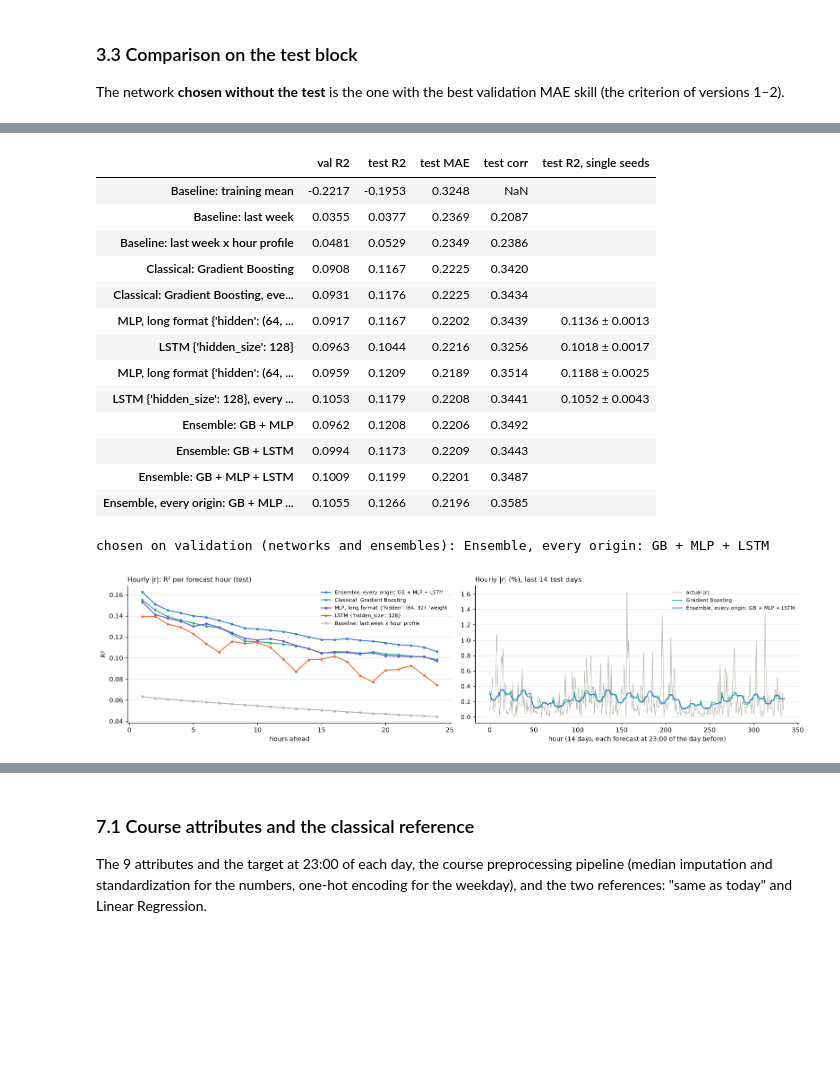
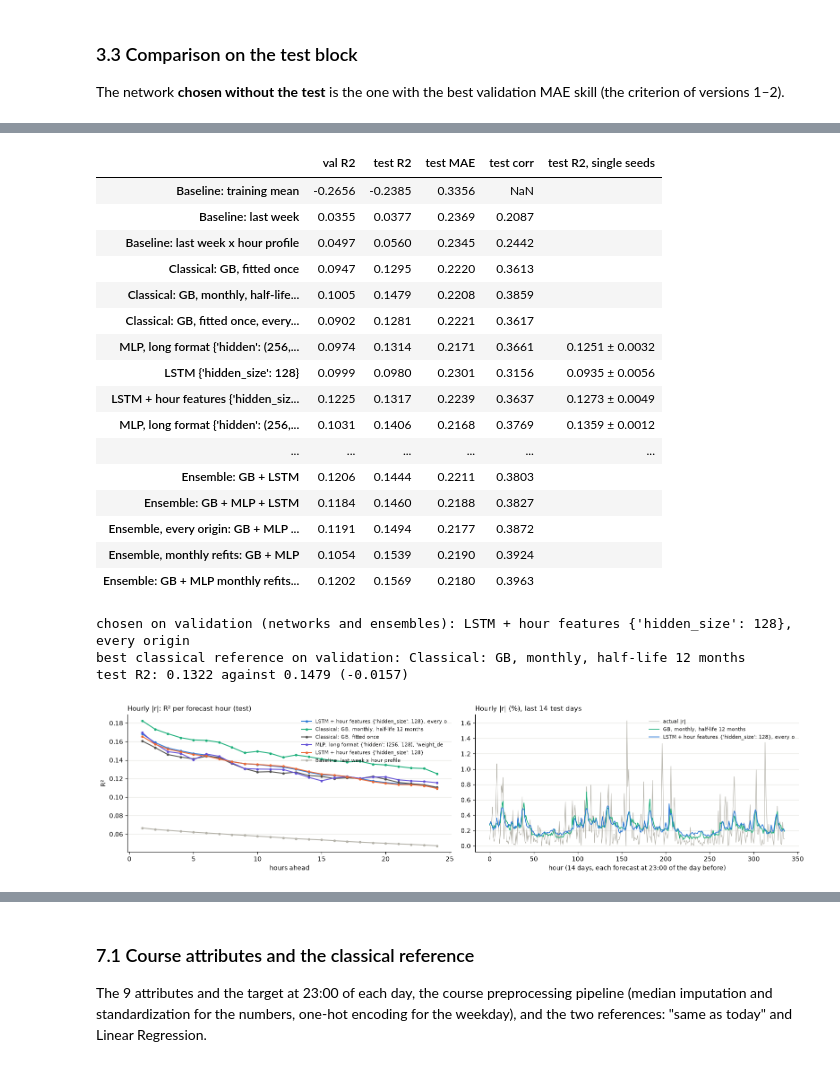
Before and after one commit to Descalabreitor/IAI600-final-project, a Jupyter notebook: neural-models.ipynb, the cells around one changed output, grey strips where cells are left out. Drawn from its saved outputs; the diff is of its cells as text; code cells hidden in the pictures; blank space fills up the shorter version.

```diff
--- a/neural-models.ipynb
+++ b/neural-models.ipynb
@@ -155,5 +160,5 @@ PyTorch 2.14.1+cpu, device: cpu
 # %%
-hourly = pd.read_csv(DATA_PATH, index_col="Timestamp", parse_dates=True)
+hourly = pd.read_csv(DATA_PATH, index_col="Timestamp", parse_dates=True).loc[DATA_START:].copy()
 hourly["Return"] *= U.PCT
 assert (hourly.index.to_series().diff().dropna() == pd.Timedelta(hours=1)).all(), "the hourly grid has holes"
 ret, absr = hourly["Return"].values, hourly["Return"].abs().values
@@ -170,7 +175,13 @@ pos_all = np.arange(first, len(hourly) - U.H_AHEAD)
 origins = hourly.index[pos_all]
 y_all = np.stack([ret[pos_all + k] for k in range(1, U.H_AHEAD + 1)], axis=1)     # next 24 returns, %
 
+# features of data-analysis.ipynb, section 9.2 (utils/features.py), known at the origin: B4 and the releases of the next 24 h
+releases = load_releases()
+B4, B5 = list(ORIGIN_FEATURES), list(TARGET_HOUR_FEATURES)
+FEAT = FEAT.join(origin_features(hourly)).join(next_day_release_features(hourly, releases))
+assert np.isfinite(FEAT[B4 + NEXT_DAY_FEATURES].values[pos_all]).all()
+
 print(f"{len(hourly):,} hours   {hourly.index[0]} -> {hourly.index[-1]}")
 print(f"{len(origins):,} forecast origins   {origins[0]} -> {origins[-1]}")
-print(f"base features: {len(BASE)}")
+print(f"base features: {len(BASE)}, B4 (origin): {len(B4)}, B5 (predicted hour): {len(B5)}")
 # %% [output]
@@ -291,9 +332,11 @@ Each channel is then standardized with the mean and standard deviation of the tr
 hl_pct = ((hourly["High"] - hourly["Low"]) / hourly["Close"]).values * U.PCT
 log_close = np.log(hourly["Close"].values)
 log_vol = np.log1p(hourly["Volume"].clip(lower=0).values)
+filled = hourly["filled_minutes"].values.astype(float)
 calendar = np.column_stack([np.sin(2 * np.pi * hourly.index.hour / 24), np.cos(2 * np.pi * hourly.index.hour / 24),
                             np.sin(2 * np.pi * hourly.index.dayofweek / 7), np.cos(2 * np.pi * hourly.index.dayofweek / 7)])
-CHANNELS = ["ret", "abs_ret", "hl_range", "price_vs_last", "volume_vs_window", "hour_sin", "hour_cos", "dow_sin", "dow_cos"]
+CHANNELS = ["ret", "abs_ret", "hl_range", "price_vs_last", "volume_vs_window", "filled_minutes",
+            "hour_sin", "hour_cos", "dow_sin", "dow_cos"]
 
 
 def raw_seq(pos):
@@ -303,7 +346,8 @@ def raw_seq(pos):
     x[..., 0], x[..., 1], x[..., 2] = ret[idx], absr[idx], hl_pct[idx]
     x[..., 3] = (log_close[idx] - log_close[pos][:, None]) * U.PCT
     x[..., 4] = log_vol[idx] - log_vol[idx].mean(axis=1, keepdims=True)
-    x[..., 5:] = calendar[idx]
+    x[..., 5] = filled[idx]
+    x[..., 6:] = calendar[idx]
     return x
 
 
@@ -1014,62 +1262,75 @@ Every model is fitted once on train + validation and evaluated once on the test
 # %%
 for k, v in abs_seeds.items():
     abs_test[k] = np.mean(v, axis=0)
-ENS_ABS = {"Ensemble: GB + MLP": [GB_ABS, MLP_ABS], "Ensemble: GB + LSTM": [GB_ABS, LSTM_ABS],
-           "Ensemble: GB + MLP + LSTM": [GB_ABS, MLP_ABS, LSTM_ABS],
-           "Ensemble, every origin: GB + MLP + LSTM": [GB_ABS1, f"{MLP_ABS}, every origin", f"{LSTM_ABS}, every origin"]}
+ENS_ABS = {"Ensemble: GB + MLP": [GB_ABS, MLP_ABS], "Ensemble: GB + LSTM": [GB_ABS, LSTM_WIN],
+           "Ensemble: GB + MLP + LSTM": [GB_ABS, MLP_ABS, LSTM_WIN],
+           "Ensemble, every origin: GB + MLP + LSTM": [GB_ABS1, MLP_ABS1, LSTM_ABS1],
+           "Ensemble, monthly refits: GB + MLP": [GB_REFIT, MLP_REFIT],
+           "Ensemble: GB + MLP monthly refits, LSTM every origin": [GB_REFIT, MLP_REFIT, LSTM_ABS1]}
 for e, members in ENS_ABS.items():
     abs_val[e] = np.mean([abs_val[m] for m in members], axis=0)
     abs_test[e] = np.mean([abs_test[m] for m in members], axis=0)
 
 abs_tab = pd.DataFrame.from_dict({k: {"val R2": U.r2(ya["val"], abs_val[k]), "test R2": U.r2(ya["test"], v),
                                        "test MAE": mean_absolute_error(ya["test"], v), "test corr": safe_corr(v, ya["test"]),
                                        "test R2, single seeds": seed_spread(ya["test"], abs_seeds[k], U.r2) if k in abs_seeds else ""}
                                    for k, v in abs_test.items()}, orient="index")
-display(abs_tab.round(4))
+with pd.option_context("display.max_colwidth", 60):
+    display(abs_tab.round(4))
 ABS_CHOSEN = abs_tab.drop([k for k in abs_tab.index if k.startswith(("Baseline", "Classical"))])["val R2"].idxmax()
+REF_BEST = max([GB_ABS, GB_REFIT], key=lambda k: abs_tab.loc[k, "val R2"])
 print(f"chosen on validation (networks and ensembles): {ABS_CHOSEN}")
+print(f"best classical reference on validation: {REF_BEST}")
+print(f"test R2: {abs_tab.loc[ABS_CHOSEN, 'test R2']:.4f} against {abs_tab.loc[REF_BEST, 'test R2']:.4f} "
+      f"({abs_tab.loc[ABS_CHOSEN, 'test R2'] - abs_tab.loc[REF_BEST, 'test R2']:+.4f})")
 
 fig, ax = plt.subplots(1, 2, figsize=(16, 4))
 ac = ya["test"].reshape(-1, 24)
-for k, c in [(ABS_CHOSEN, BLUE), (GB_ABS, AQUA), (MLP_ABS, PURPLE), (LSTM_ABS, ORANGE), ("Baseline: last week x hour profile", GREY)]:
+for k, c in [(ABS_CHOSEN, BLUE), (GB_REFIT, AQUA), (GB_ABS, INK), (MLP_ABS, PURPLE), (LSTM_WIN, ORANGE),
+             ("Baseline: last week x hour profile", GREY)]:
     pr = abs_test[k].reshape(-1, 24)
-    ax[0].plot(range(1, 25), [U.r2(ac[:, j], pr[:, j]) for j in range(24)], "o-", ms=3, color=c, label=k[:45])
+    ax[0].plot(range(1, 25), [U.r2(ac[:, j], pr[:, j]) for j in range(24)], "o-", ms=3, color=c, label=k[:50])
 ax[0].set_xlabel("hours ahead")
 ax[0].set_ylabel("R²")
 ax[0].legend(frameon=False, fontsize=8)
 tidy(ax[0], "Hourly |r|: R² per forecast hour (test)")
 seg = test_days[-14:]                                                # last 14 days, one origin per day
 ax[1].plot(np.abs(Yte[seg]).reshape(-1), lw=0.8, color=GREY, label="actual |r|")
-ax[1].plot(abs_test[GB_ABS].reshape(-1, 24)[seg].reshape(-1), lw=1.2, color=AQUA, label="Gradient Boosting")
-ax[1].plot(abs_test[ABS_CHOSEN].reshape(-1, 24)[seg].reshape(-1), lw=1.2, color=BLUE, label=ABS_CHOSEN[:45])
+ax[1].plot(abs_test[GB_REFIT].reshape(-1, 24)[seg].reshape(-1), lw=1.2, color=AQUA, label=GB_REFIT[11:])
+ax[1].plot(abs_test[ABS_CHOSEN].reshape(-1, 24)[seg].reshape(-1), lw=1.2, color=BLUE, label=ABS_CHOSEN[:50])
 ax[1].set_xlabel("hour (14 days, each forecast at 23:00 of the day before)")
 ax[1].legend(frameon=False, fontsize=8)
 tidy(ax[1], "Hourly |r| (%), last 14 test days")
 plt.tight_layout()
 plt.show()
 
 SUMMARY.append({"question": "size of each of the next 24 hours (|r|)", "network (chosen without the test)": f"{ABS_CHOSEN} (best validation R2)",
                 "test result": f"R2 {abs_tab.loc[ABS_CHOSEN, 'test R2']:.3f} (MLP {abs_tab.loc[MLP_ABS, 'test R2']:.3f}, "
-                               f"LSTM {abs_tab.loc[LSTM_ABS, 'test R2']:.3f})",
-                "classical reference (refitted here)": f"GB fitted once: R2 {abs_tab.loc[GB_ABS, 'test R2']:.3f}; "
-                                                       f"rule {abs_tab.loc['Baseline: last week x hour profile', 'test R2']:.3f}"})
+                               f"MLP refit {abs_tab.loc[MLP_REFIT, 'test R2']:.3f}, LSTM {abs_tab.loc[LSTM_WIN, 'test R2']:.3f})",
+                "classical reference (refitted here)": f"GB refitted monthly: R2 {abs_tab.loc[GB_REFIT, 'test R2']:.3f}; "
+                                                       f"fitted once {abs_tab.loc[GB_ABS, 'test R2']:.3f}"})
 # %% [output]
 |  | val R2 | test R2 | test MAE | test corr | test R2, single seeds |
-| Baseline: training mean | -0.2217 | -0.1953 | 0.3248 | NaN |  |
+| Baseline: training mean | -0.2656 | -0.2385 | 0.3356 | NaN |  |
 | Baseline: last week | 0.0355 | 0.0377 | 0.2369 | 0.2087 |  |
-| Baseline: last week x hour profile | 0.0481 | 0.0529 | 0.2349 | 0.2386 |  |
-| Classical: Gradient Boosting | 0.0908 | 0.1167 | 0.2225 | 0.3420 |  |
-| Classical: Gradient Boosting, eve... | 0.0931 | 0.1176 | 0.2225 | 0.3434 |  |
-| MLP, long format {'hidden': (64, ... | 0.0917 | 0.1167 | 0.2202 | 0.3439 | 0.1136 ± 0.0013 |
-| LSTM {'hidden_size': 128} | 0.0963 | 0.1044 | 0.2216 | 0.3256 | 0.1018 ± 0.0017 |
-| MLP, long format {'hidden': (64, ... | 0.0959 | 0.1209 | 0.2189 | 0.3514 | 0.1188 ± 0.0025 |
-| LSTM {'hidden_size': 128}, every ... | 0.1053 | 0.1179 | 0.2208 | 0.3441 | 0.1052 ± 0.0043 |
-| Ensemble: GB + MLP | 0.0962 | 0.1208 | 0.2206 | 0.3492 |  |
-| Ensemble: GB + LSTM | 0.0994 | 0.1173 | 0.2209 | 0.3443 |  |
-| Ensemble: GB + MLP + LSTM | 0.1009 | 0.1199 | 0.2201 | 0.3487 |  |
-| Ensemble, every origin: GB + MLP ... | 0.1055 | 0.1266 | 0.2196 | 0.3585 |  |
+| Baseline: last week x hour profile | 0.0497 | 0.0560 | 0.2345 | 0.2442 |  |
+| Classical: GB, fitted once | 0.0947 | 0.1295 | 0.2220 | 0.3613 |  |
+| Classical: GB, monthly, half-life... | 0.1005 | 0.1479 | 0.2208 | 0.3859 |  |
+| Classical: GB, fitted once, every... | 0.0902 | 0.1281 | 0.2221 | 0.3617 |  |
+| MLP, long format {'hidden': (256,... | 0.0974 | 0.1314 | 0.2171 | 0.3661 | 0.1251 ± 0.0032 |
+| LSTM {'hidden_size': 128} | 0.0999 | 0.0980 | 0.2301 | 0.3156 | 0.0935 ± 0.0056 |
+| LSTM + hour features {'hidden_siz... | 0.1225 | 0.1317 | 0.2239 | 0.3637 | 0.1273 ± 0.0049 |
+| MLP, long format {'hidden': (256,... | 0.1031 | 0.1406 | 0.2168 | 0.3769 | 0.1359 ± 0.0012 |
+| ... | ... | ... | ... | ... | ... |
+| Ensemble: GB + LSTM | 0.1206 | 0.1444 | 0.2211 | 0.3803 |  |
+| Ensemble: GB + MLP + LSTM | 0.1184 | 0.1460 | 0.2188 | 0.3827 |  |
+| Ensemble, every origin: GB + MLP ... | 0.1191 | 0.1494 | 0.2177 | 0.3872 |  |
+| Ensemble, monthly refits: GB + MLP | 0.1054 | 0.1539 | 0.2190 | 0.3924 |  |
+| Ensemble: GB + MLP monthly refits... | 0.1202 | 0.1569 | 0.2180 | 0.3963 |  |
-chosen on validation (networks and ensembles): Ensemble, every origin: GB + MLP + LSTM
+chosen on validation (networks and ensembles): LSTM + hour features {'hidden_size': 128}, every origin
+best classical reference on validation: Classical: GB, monthly, half-life 12 months
+test R2: 0.1322 against 0.1479 (-0.0157)
-[figure, old version]
+[figure, new version]
 # %% [markdown]
 ### 5.6 What we see
 
```
Also changed, not shown: parts of 53 cells of this notebook, 1 other file.
